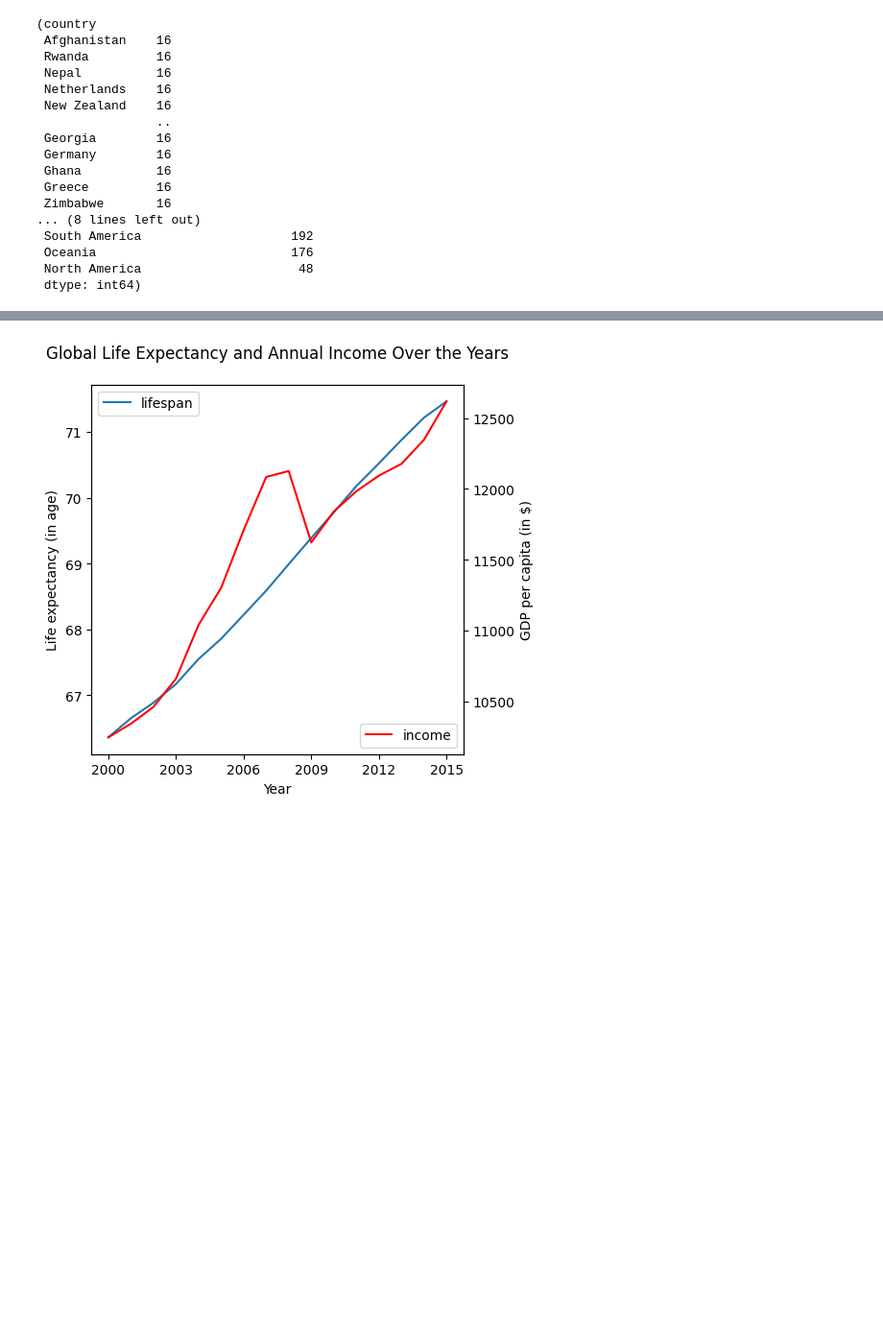
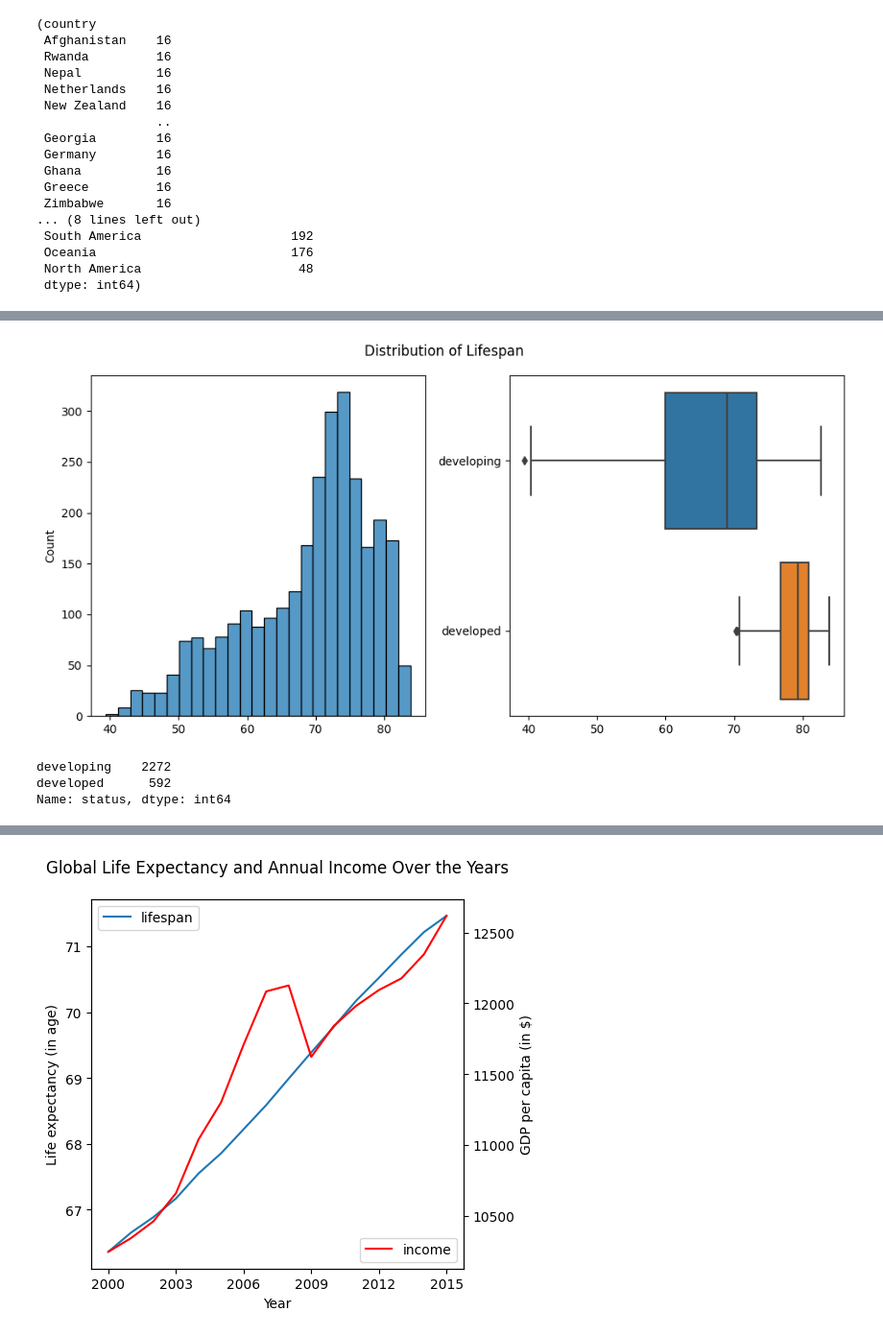
Before and after one commit to gurennnn/life-expectancy-estimation, a Jupyter notebook: notebooks/1_analysis.ipynb, the cells around one changed output, grey strips where cells are left out. Shown: that part at 96% size. Cells and saved outputs as stored; diff of their text form; code cells hidden in the pictures; blank space fills up the shorter version.

```diff
--- a/notebooks/1_visualizing.ipynb
+++ b/notebooks/1_analysis.ipynb
@@ -167,0 +172,26 @@ Let's start our exploration journey with a global view.
+# %%
+# histogram and boxplot of lifespan
+
+# create figure
+fig, ax = plt.subplots(1, 2, figsize=(10, 5))
+
+# plot histogram and boxplot
+sns.histplot(df['lifespan'], ax=ax[0])
+sns.boxplot(x = df['lifespan'], y=df['status'],ax=ax[1])
+
+# adjust the graph
+ax[0].set_xlabel('')
+ax[1].set_xlabel('')
+ax[1].set_ylabel('')
+plt.suptitle('Distribution of Lifespan')
+plt.tight_layout()
+plt.show()
+# %% [output]
+[figure, added]
+# %%
+# the distribution of status of the countries
+df['status'].value_counts()
+# %% [output]
+developing    2272
+developed      592
+Name: status, dtype: int64
```
Also changed, not shown: parts of 4 cells of this notebook.
